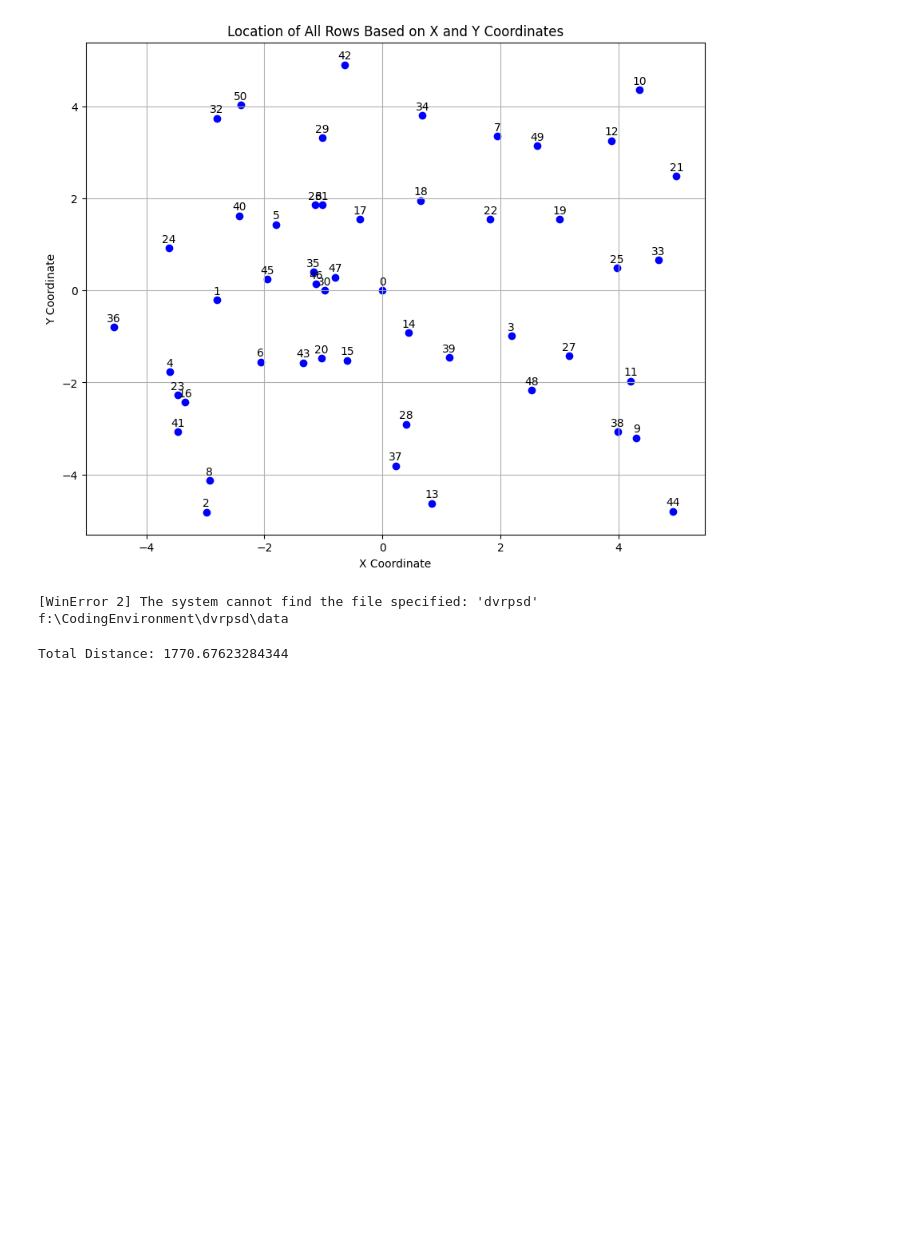
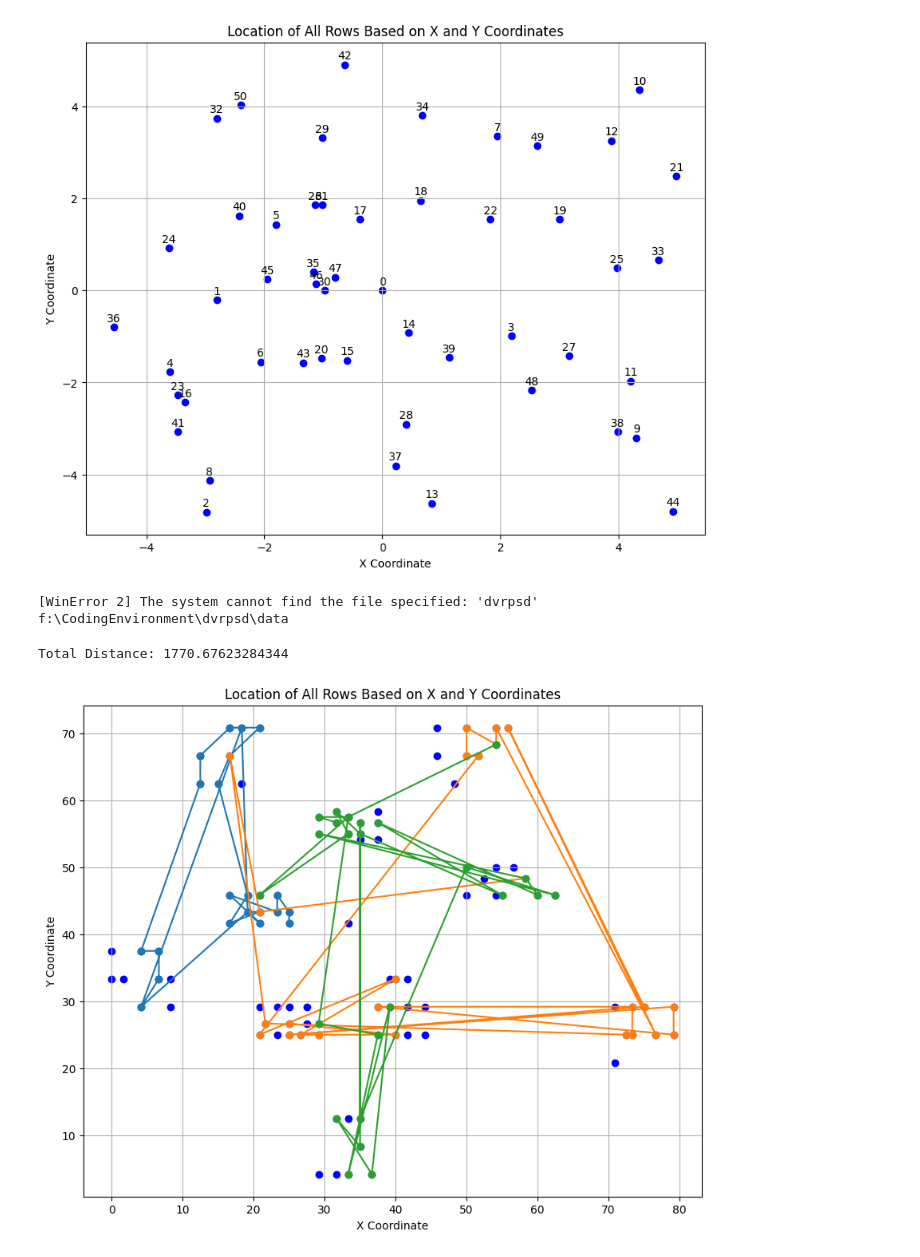
Before and after one commit to hwnginsoict/dvrpsd, a Jupyter notebook: data/draw.ipynb, the cells around one changed output. Drawn from its saved outputs; the diff is of its cells as text; code cells hidden in the pictures; blank space fills up the shorter version.

```diff
--- a/data/draw.ipynb
+++ b/data/draw.ipynb
@@ -86,3 +86,57 @@ for i in range(len(route) - 1):
 print(f'Total Distance: {total_distance}')
 # %% [output]
 Total Distance: 1770.67623284344
+# %%
+import pandas as pd
+
+import matplotlib.pyplot as plt
+
+# Read data from CSV file
+data = pd.read_csv('F://CodingEnvironment//dvrpsd//data//dvrptw//100//h100c101.csv')
+
+# Extract x and y coordinates from the data
+xcoord = data['x']
+ycoord = data['y']
+
+# Define the route as a list of lists
+route = [
+    [0, 15, 20, 17, 31, 35, 71, 40, 16, 18, 23, 22, 43, 1, 34, 57, 97, 99, 100, 93, 0],
+    [0, 4, 3, 13, 27, 12, 41, 73, 79, 53, 75, 95, 91, 80, 0],
+    [0, 10, 7, 8, 5, 24, 45, 51, 49, 76, 9, 55, 96, 66, 90, 0],
+    [0, 2, 21, 25, 50, 48, 77, 58, 62, 92, 19, 98, 0],
+    [0, 33, 37, 59, 44, 28, 42, 81, 47, 11, 83, 94, 82, 0],
+    [0, 30, 64, 63, 88, 85, 89, 0],
+    [0, 26, 29, 60, 52, 87, 6, 65, 0],
+    [0, 36, 54, 46, 14, 32, 67, 86, 84, 0],
+    [0, 61, 68, 78, 74, 56, 39, 69, 0],
+    [0, 70, 72, 0],
+    [0, 38, 0]
+]
+
+route = [[61, 87, 52, 60, 29, 90, 65, 54, 70, 67, 86, 82, 72, 36, 49, 79, 45, 51, 24, 32, 53, 66, 80, 4],
+[41, 46, 73, 75, 85, 88, 30, 57, 74, 78, 76, 64, 56, 63, 39, 68, 84, 33, 37, 55, 27, 42, 28, 83, 81],
+[69, 93, 47, 96, 38, 95, 44, 89, 59, 43, 26, 91, 71, 77, 40, 35, 34, 31, 25, 62, 50, 94, 92, 58, 48]
+]
+
+for i in range(len(route)):
+    for j in range(len(route)):
+        route[i][j] = route[i][j] - 1
+
+
+# Plotting the locations based on x and y coordinates
+plt.figure(figsize=(10, 8))
+plt.scatter(xcoord, ycoord, c='blue', marker='o')
+plt.title('Location of All Rows Based on X and Y Coordinates')
+plt.xlabel('X Coordinate')
+plt.ylabel('Y Coordinate')
+
+# Plotting the routes
+for r in route:
+    x_route = [xcoord[i] for i in r]
+    y_route = [ycoord[i] for i in r]
+    plt.plot(x_route, y_route, marker='o')
+
+plt.grid(True)
+plt.show()
+# %% [output]
+[figure, added]
```
Also changed, not shown: 2 other files.
